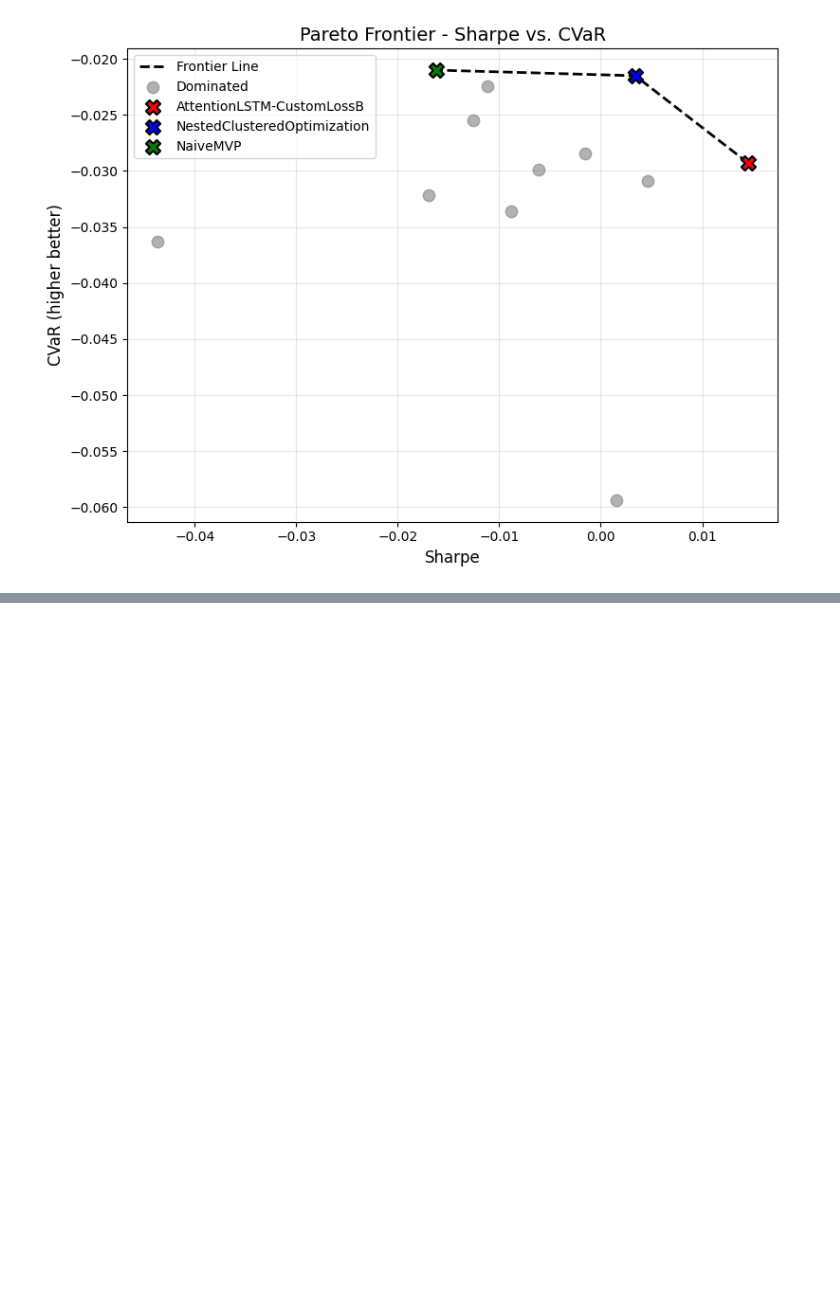
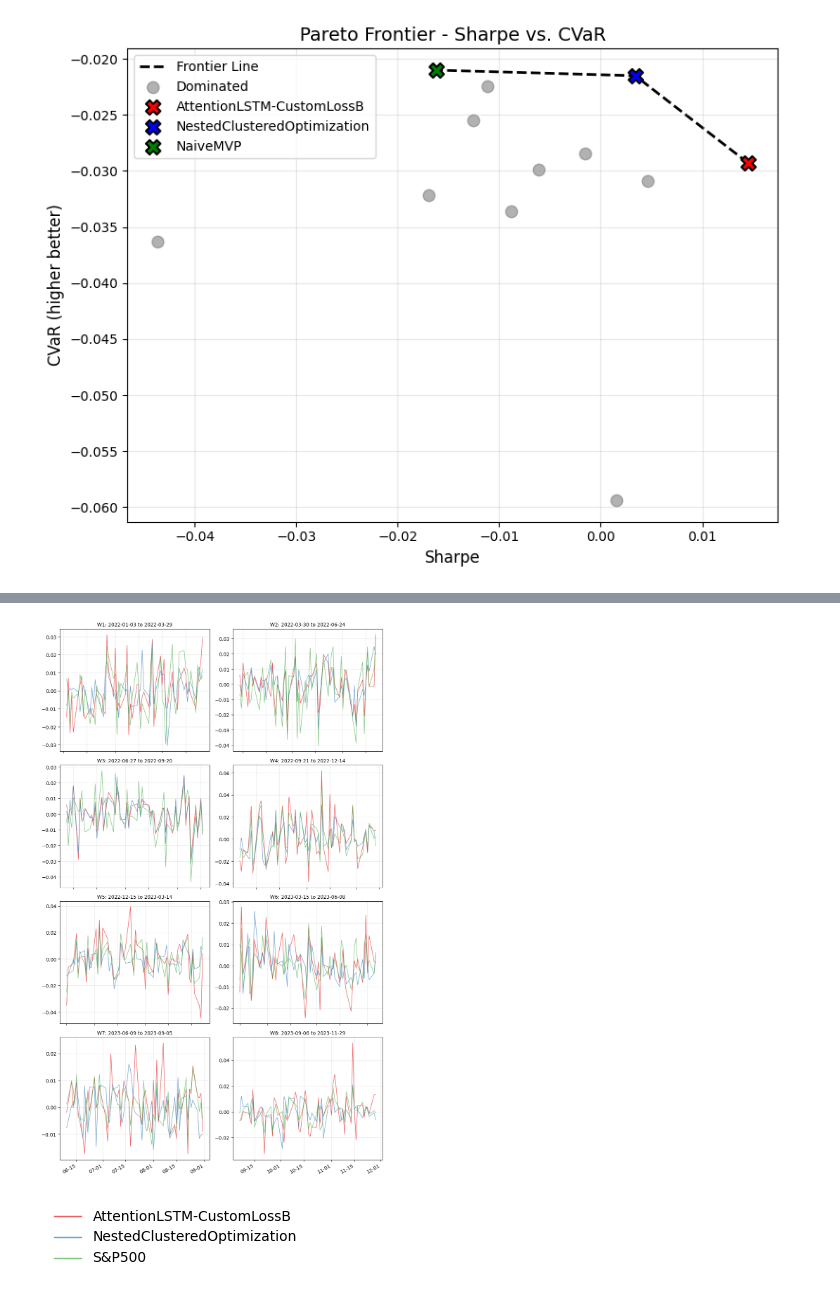
Before and after one commit to travisdesell/exact, a Jupyter notebook: financial_loss_functions/exploration/test_analysis.ipynb, the cells around one changed output, grey strips where cells are left out. Saved outputs shown, nothing was run; the diff lists cells and outputs as text; code cells hidden in the pictures; blank space fills up the shorter version.

Commit message:
Viz: Plots daily returns for best frontier models

```diff
--- a/financial_loss_functions/exploration/test_analysis.ipynb
+++ b/financial_loss_functions/exploration/test_analysis.ipynb
@@ -626,0 +631,4 @@ plt.show()
+# %%
+# Get the window dates (These dates are common across all models/methods)
+dates_list = list(bench_rets['NestedClusteredOptimization'].keys())
+dates_list
@@ -626,0 +644,14 @@ plt.show()
+# %%
+# Get returns for required models/methods
+# best = AttentionLSTM-CustomLossB
+top_benches = ['NestedClusteredOptimization', 'S&P500']
+rets_for_plot = {}
+rets_for_plot.update({best: nn_seed_rets_no_dates['42'][best]})
+
+for top_bench in top_benches:
+    rets_for_plot.update({top_bench: bench_rets_no_dates[top_bench]})
+# %%
+plot_wind_comparison_str_dates(rets_for_plot, dates_list, 2, plot=True)
+# %% [output]
+[figure, added]
+[figure, added]
```
Also changed, not shown: parts of 8 cells of this notebook, 1 other file.
